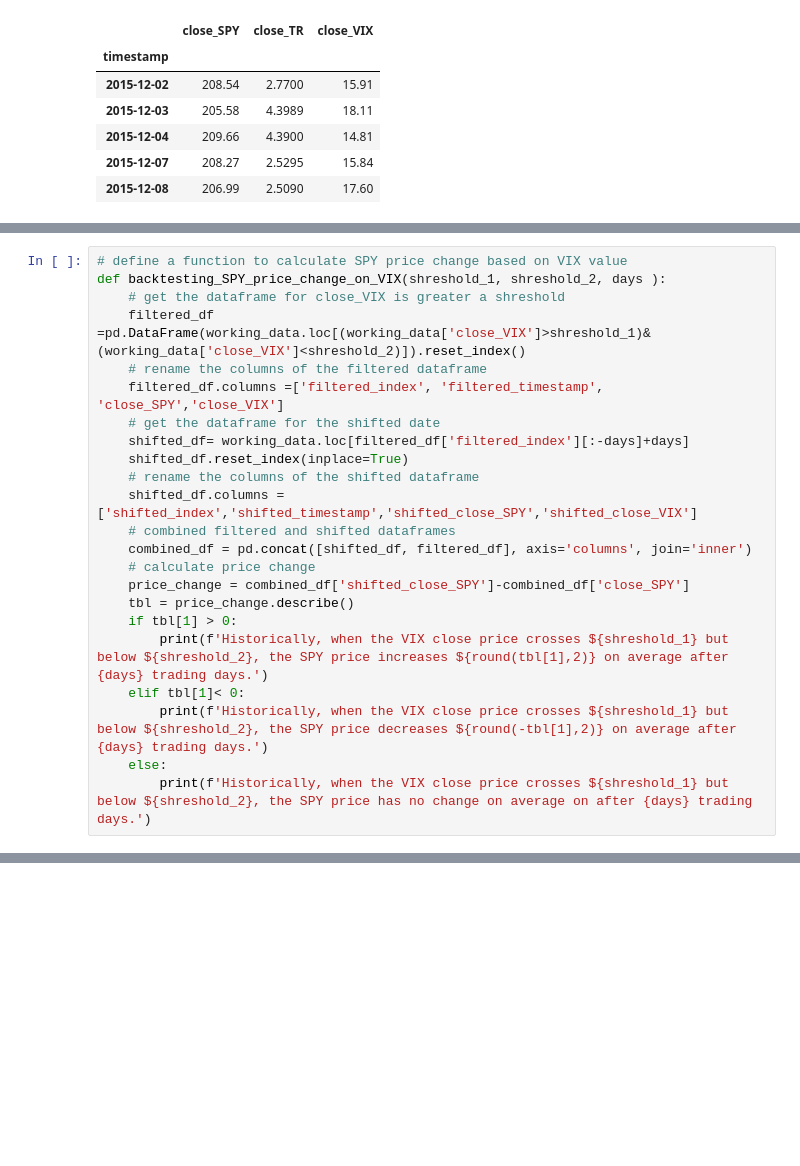
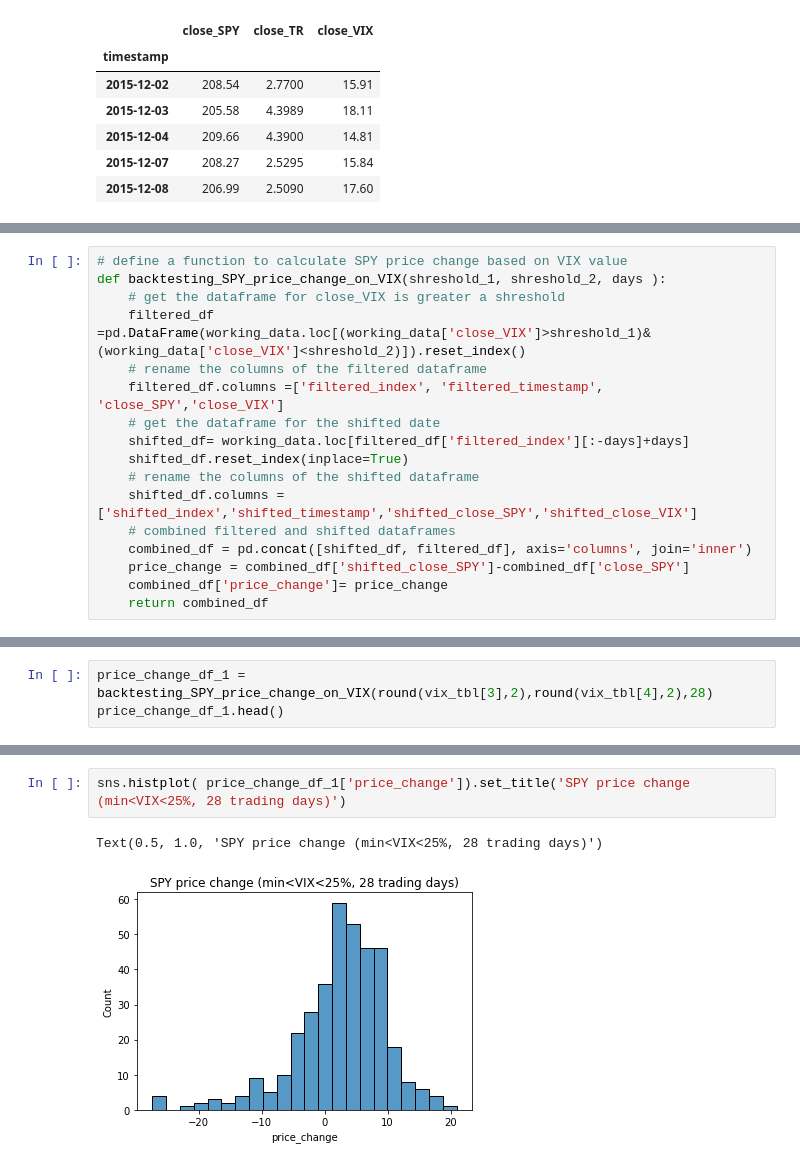
Before and after one commit to JoeHGeoghegan/VIX_Timing_The_Market, a Jupyter notebook: Notebooks/Ying.ipynb, the cells around one changed output, grey strips where cells are left out. Drawn from its saved outputs; the diff is of its cells as text; blank space fills up the shorter version.

```diff
--- a/Notebooks/Ying.ipynb
+++ b/Notebooks/Ying.ipynb
@@ -76,23 +27,0 @@ working_data['close_VIX'].hvplot(label='VIX',xlabel='date', ylabel='price $',tit
-# %%
-# define a function to calculate SPY price change based on VIX value
-def backtesting_SPY_price_change_on_VIX(shreshold_1, shreshold_2, days ):
-    # get the dataframe for close_VIX is greater a shreshold
-    filtered_df =pd.DataFrame(working_data.loc[(working_data['close_VIX']>shreshold_1)& (working_data['close_VIX']<shreshold_2)]).reset_index()
-    # rename the columns of the filtered dataframe
-    filtered_df.columns =['filtered_index', 'filtered_timestamp', 'close_SPY','close_VIX']
-    # get the dataframe for the shifted date
-    shifted_df= working_data.loc[filtered_df['filtered_index'][:-days]+days]
-    shifted_df.reset_index(inplace=True)
-    # rename the columns of the shifted dataframe
-    shifted_df.columns = ['shifted_index','shifted_timestamp','shifted_close_SPY','shifted_close_VIX']
-    # combined filtered and shifted dataframes
-    combined_df = pd.concat([shifted_df, filtered_df], axis='columns', join='inner')
-    # calculate price change
-    price_change = combined_df['shifted_close_SPY']-combined_df['close_SPY']
-    tbl = price_change.describe()
-    if tbl[1] > 0:
-        print(f'Historically, when the VIX close price crosses ${shreshold_1} but below ${shreshold_2}, the SPY price increases ${round(tbl[1],2)} on average after {days} trading days.')
-    elif tbl[1]< 0:
-        print(f'Historically, when the VIX close price crosses ${shreshold_1} but below ${shreshold_2}, the SPY price decreases ${round(-tbl[1],2)} on average after {days} trading days.')
-    else:
-        print(f'Historically, when the VIX close price crosses ${shreshold_1} but below ${shreshold_2}, the SPY price has no change on average on after {days} trading days.')
@@ -170,0 +58,17 @@ Historically, when the VIX close price crosses $21.38 but below $82.69, the SPY
+# %%
+# define a function to calculate SPY price change based on VIX value
+def backtesting_SPY_price_change_on_VIX(shreshold_1, shreshold_2, days ):
+    # get the dataframe for close_VIX is greater a shreshold
+    filtered_df =pd.DataFrame(working_data.loc[(working_data['close_VIX']>shreshold_1)& (working_data['close_VIX']<shreshold_2)]).reset_index()
+    # rename the columns of the filtered dataframe
+    filtered_df.columns =['filtered_index', 'filtered_timestamp', 'close_SPY','close_VIX']
+    # get the dataframe for the shifted date
+    shifted_df= working_data.loc[filtered_df['filtered_index'][:-days]+days]
+    shifted_df.reset_index(inplace=True)
+    # rename the columns of the shifted dataframe
+    shifted_df.columns = ['shifted_index','shifted_timestamp','shifted_close_SPY','shifted_close_VIX']
+    # combined filtered and shifted dataframes
+    combined_df = pd.concat([shifted_df, filtered_df], axis='columns', join='inner')
+    price_change = combined_df['shifted_close_SPY']-combined_df['close_SPY']
+    combined_df['price_change']= price_change
+    return combined_df
@@ -170,0 +77,3 @@ Historically, when the VIX close price crosses $21.38 but below $82.69, the SPY
+# %%
+price_change_df_1 = backtesting_SPY_price_change_on_VIX(round(vix_tbl[3],2),round(vix_tbl[4],2),28)
+price_change_df_1.head()
@@ -170,0 +87,5 @@ Historically, when the VIX close price crosses $21.38 but below $82.69, the SPY
+# %%
+sns.histplot( price_change_df_1['price_change']).set_title('SPY price change (min<VIX<25%, 28 trading days)')
+# %% [output]
+Text(0.5, 1.0, 'SPY price change (min<VIX<25%, 28 trading days)')
+[figure, added]
```
Also changed, not shown: parts of 64 cells of this notebook.
